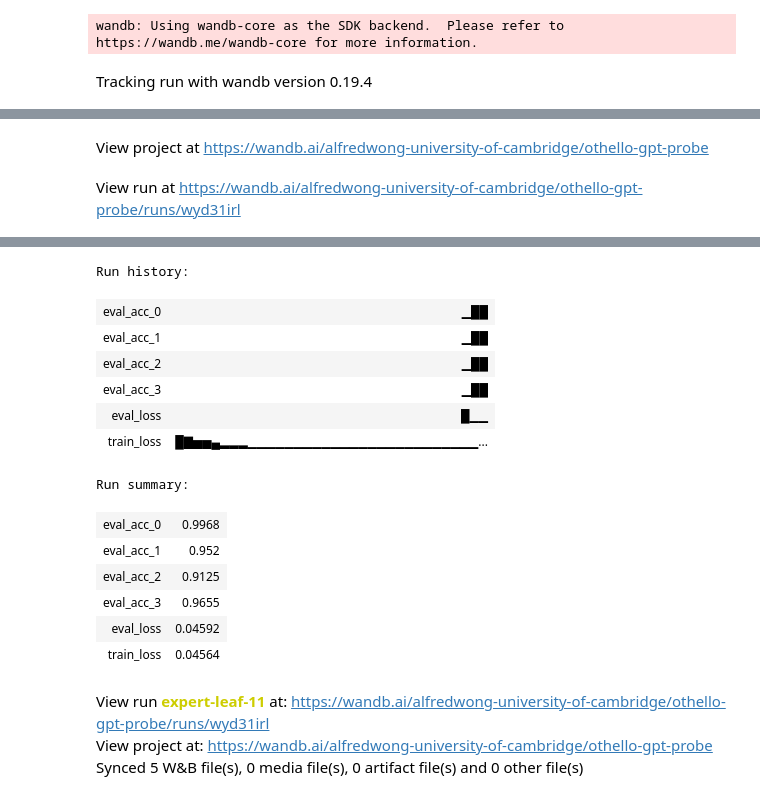
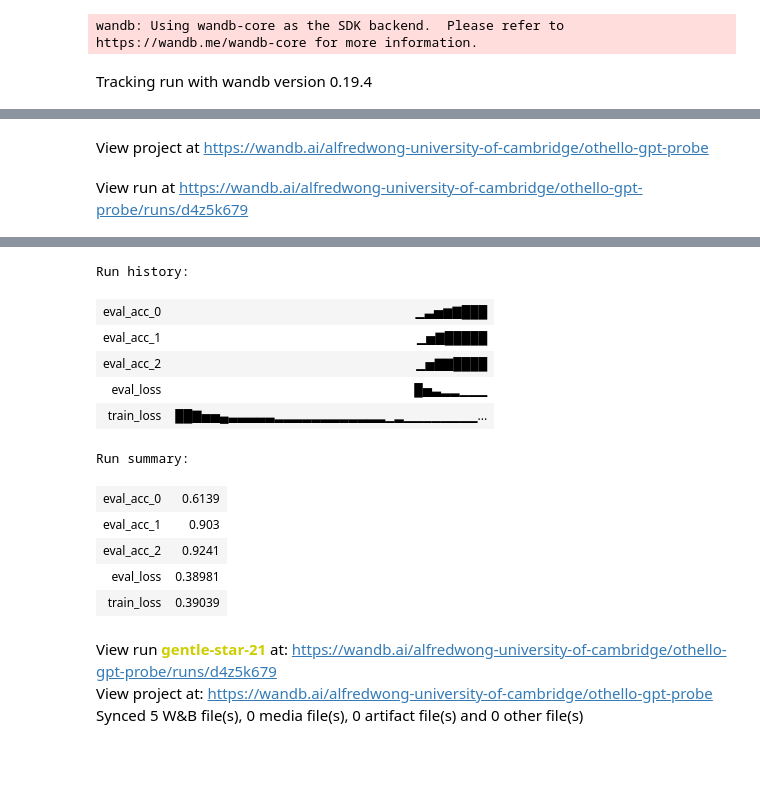
Before and after one commit to stealthcompanyuk/othello-gpt, a Jupyter notebook: src/othello_gpt/model/probe.ipynb, the cells around one changed output, grey strips where cells are left out. Drawn from its saved outputs; the diff is of its cells as text; code cells hidden in the pictures; blank space fills up the shorter version.

```diff
--- a/src/othello_gpt/model/probe.ipynb
+++ b/src/othello_gpt/model/probe.ipynb
@@ -56,8 +53,8 @@ nano_cfg = GPTConfig(
     block_size=(size * size - 4) - 1,
     # vocab_size=size * size - 4 + 2,  # pass and pad
     vocab_size=size * size - 4 + 1,  # pad
-    n_layer=8,
-    n_head=8,
+    n_layer=2,
+    n_head=2,
     n_embd=128,
     dropout=0.0,
     bias=True,
@@ -156,40 +141,47 @@ def forward_probe(linear_probe, batch, layer, target_fn):
 
 @dataclass
 class LinearProbeTrainingArgs:
-    n_epochs: int = 3
+    n_epochs: int = 8
     lr: float = 5e-4
-    batch_size: int = 512
+    batch_size: int = 1024
     n_steps_per_epoch: int = 500
     betas: tuple[float, float] = (0.9, 0.99)
     weight_decay: float = 1e-3
     use_wandb: bool = True
     wandb_project: str | None = "othello-gpt-probe"
     wandb_name: str | None = None
-    warmup_steps: int = 500
+    warmup_steps: int = 100
+
+
+def test_linear_probe(test_dataset, test_y, linear_probe, target_fn):
+    with t.inference_mode():
+        test_y_pred, test_loss = forward_probe(
+            linear_probe, test_dataset, target_fn
+        )
+    test_accs = ((test_y_pred > np.log(0.5)).argmax(-1) == test_y)
+    test_accs = einops.reduce(test_accs.float(), "layer batch pos row col -> layer", "mean")
+    test_accs = test_accs.cpu().round(decimals=4)
+    return test_loss, test_accs
 
 
 def train_linear_probe(
     model: HookedTransformer,
-    layer: int,
     args: LinearProbeTrainingArgs,
     target_fn: Callable,
 ):
-    test_dataset = dataset_dict["test"].take(1000)
-    test_y = target_fn(test_dataset)
-    probe_out_shape = test_y.shape[2:]
+    n_test = 1000
+    test_dataset = dataset_dict["test"].take(n_test)
+    test_y = target_fn(test_dataset).to(device)
+    d_probe = test_y.max().item() + 1
+    n_probes = model.cfg.n_layers + 1
 
-    linear_probe = t.randn((model.cfg.d_model, *probe_out_shape)) / np.sqrt(
+    linear_probe = t.randn((model.cfg.d_model, size, size, d_probe, n_probes)) / np.sqrt(
         model.cfg.d_model
     )
     linear_probe = linear_probe.to(device)
     linear_probe.requires_grad = True
 
-    with t.inference_mode():
-        test_y_pred, test_loss = forward_probe(
-            linear_probe, test_dataset, layer, target_fn
-        )
-    test_accs = ((test_y_pred > 0.5) == test_y).float().flatten(0, -2).mean(0)
-    test_accs = test_accs.cpu().round(decimals=4)
+    test_loss, test_accs = test_linear_probe(test_dataset, test_y, linear_probe, target_fn)
 
     batch_indices = t.randint(
         0,
@@ -208,7 +200,7 @@ def train_linear_probe(
     for i in range(args.n_epochs):
         for j in (pbar := tqdm(range(args.n_steps_per_epoch))):
             batch = dataset_dict["train"].select(batch_indices[i, j, :])
-            _, loss = forward_probe(linear_probe, batch, layer, target_fn)
+            _, loss = forward_probe(linear_probe, batch, target_fn)
 
             loss.backward()
             optimizer.step()
@@ -219,16 +211,11 @@ def train_linear_probe(
                 wandb.log({"train_loss": loss}, step=step)
             step += 1
 
-        with t.inference_mode():
-            test_y_pred, test_loss = forward_probe(
-                linear_probe, test_dataset, layer, target_fn
-            )
-        test_accs = ((test_y_pred > 0.5) == test_y).float().flatten(0, -2).mean(0)
-        test_accs = test_accs.cpu().round(decimals=4)
+        test_loss, test_accs = test_linear_probe(test_dataset, test_y, linear_probe, target_fn)
 
         if args.use_wandb:
             wandb.log({"eval_loss": test_loss}, step=step)
-            wandb.log({f"eval_acc_{i}": acc for i, acc in enumerate(test_accs)}, step=step)
+            wandb.log({f"eval_acc_{i}": test_accs[i].item() for i in range(n_probes)}, step=step)
 
     if args.use_wandb:
         wandb.finish()
@@ -240,9 +227,9 @@ def train_linear_probe(
 
 args = LinearProbeTrainingArgs()
 # args = LinearProbeTrainingArgs(
-#     use_wandb=False, n_epochs=2, n_steps_per_epoch=100, lr=1e-3
+#     use_wandb=False, n_epochs=2, n_steps_per_epoch=10, lr=1e-3
 # )
-linear_probe = train_linear_probe(model, 5, args, empty_mine_legal_target)
+linear_probe = train_linear_probe(model, args, theirs_empty_mine_target)
 # %% [output]
 wandb: Using wandb-core as the SDK backend.  Please refer to https://wandb.me/wandb-core for more information.
 Tracking run with wandb version 0.19.4
@@ -251,20 +238,18 @@ Syncing run expert-leaf-11 to Weights & Biases (docs)
 View project at https://wandb.ai/alfredwong-university-of-cambridge/othello-gpt-probe
-View run at https://wandb.ai/alfredwong-university-of-cambridge/othello-gpt-probe/runs/wyd31irl
+View run at https://wandb.ai/alfredwong-university-of-cambridge/othello-gpt-probe/runs/d4z5k679
 [interactive output not drawn]
 Run history:
-| eval_acc_0 | ▁██ |
-| eval_acc_1 | ▁██ |
-| eval_acc_2 | ▁██ |
-| eval_acc_3 | ▁██ |
-| eval_loss | █▁▁ |
-| train_loss | █▇▅▅▄▂▂▂▁▁▁▁▁▁▁▁▁▁▁▁▁▁▁▁▁▁▁▁▁▁▁▁▁... |
+| eval_acc_0 | ▁▃▅▆▇███ |
+| eval_acc_1 | ▁▅▇█████ |
+| eval_acc_2 | ▁▅▇▇████ |
+| eval_loss | █▅▃▂▂▁▁▁ |
+| train_loss | ██▇▅▅▄▃▃▃▃▃▂▂▂▂▂▂▂▂▂▂▂▂▁▂▁▁▁▁▁▁▁▁... |
 Run summary:
-| eval_acc_0 | 0.9968 |
-| eval_acc_1 | 0.952 |
-| eval_acc_2 | 0.9125 |
-| eval_acc_3 | 0.9655 |
-| eval_loss | 0.04592 |
-| train_loss | 0.04564 |
+| eval_acc_0 | 0.6139 |
+| eval_acc_1 | 0.903 |
+| eval_acc_2 | 0.9241 |
+| eval_loss | 0.38981 |
+| train_loss | 0.39039 |
-View run expert-leaf-11 at: https://wandb.ai/alfredwong-university-of-cambridge/othello-gpt-probe/runs/wyd31irl
+View run gentle-star-21 at: https://wandb.ai/alfredwong-university-of-cambridge/othello-gpt-probe/runs/d4z5k679
 View project at: https://wandb.ai/alfredwong-university-of-cambridge/othello-gpt-probe
 Synced 5 W&B file(s), 0 media file(s), 0 artifact file(s) and 0 other file(s)
```
Also changed, not shown: parts of 14 cells of this notebook, 12 other files.
